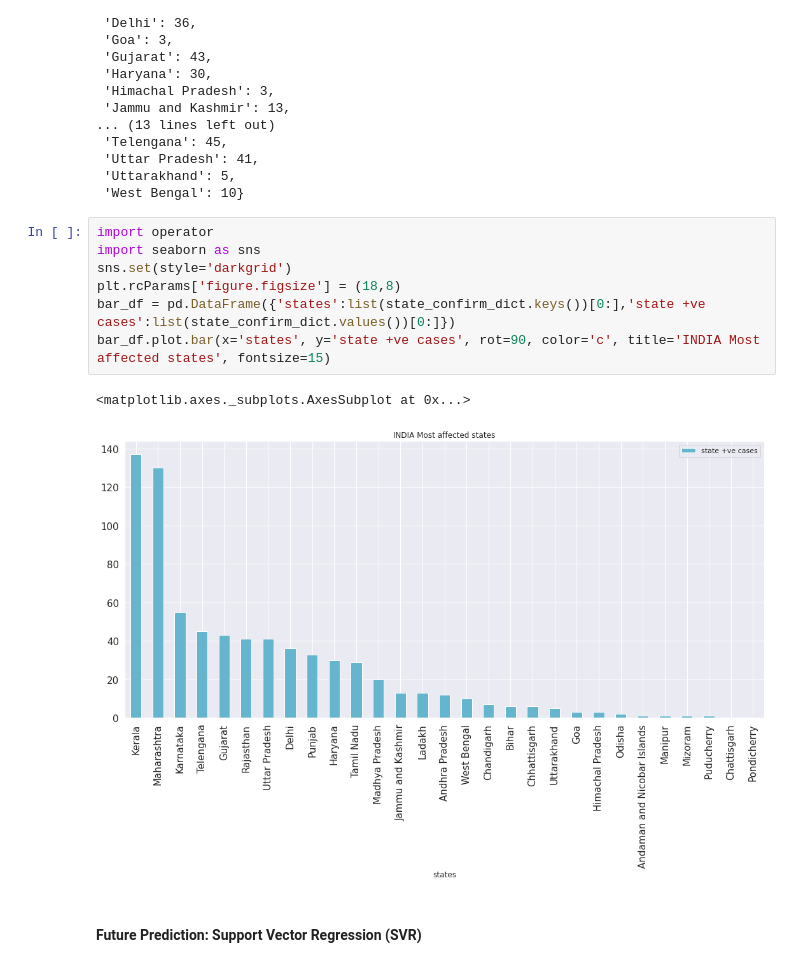
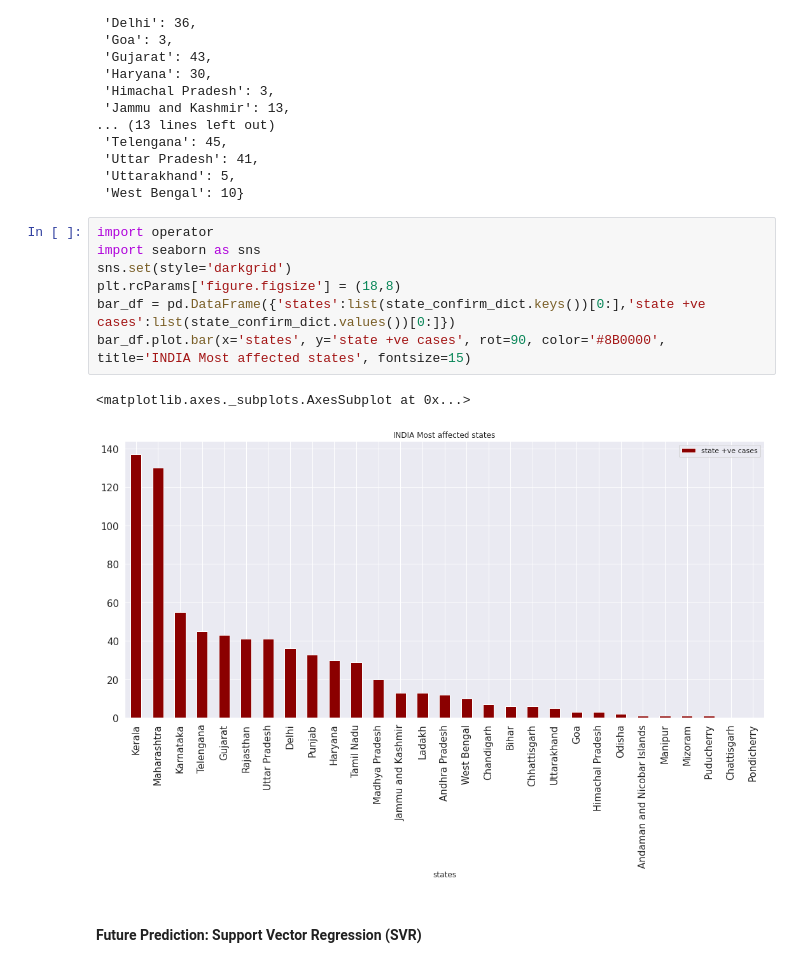
Before and after one commit to Apoorv0001/Covid19-Analyzer, a Jupyter notebook: MODEL_BUILDING_ON_CORONA19_Using_SVR.ipynb, the cells around one changed output. Cells and saved outputs as stored; diff of their text form.

```diff
--- a/MODEL_BUILDING_ON_CORONA19_Using_SVR.ipynb
+++ b/MODEL_BUILDING_ON_CORONA19_Using_SVR.ipynb
@@ -266,13 +266,13 @@ dict(sorted(dict(zip(states, state_confirm)).items(), key=operator.itemgetter(1)
 # %%
 import operator
 import seaborn as sns
 sns.set(style='darkgrid')
 plt.rcParams['figure.figsize'] = (18,8)
 bar_df = pd.DataFrame({'states':list(state_confirm_dict.keys())[0:],'state +ve cases':list(state_confirm_dict.values())[0:]})
-bar_df.plot.bar(x='states', y='state +ve cases', rot=90, color='c', title='INDIA Most affected states', fontsize=15)
+bar_df.plot.bar(x='states', y='state +ve cases', rot=90, color='#8B0000', title='INDIA Most affected states', fontsize=15)
 # %% [output]
 <matplotlib.axes._subplots.AxesSubplot at 0x...>
-[figure, old version]
+[figure, new version]
 # %% [markdown]
 #### Future Prediction: Support Vector Regression (SVR)
 # %%
```
Also changed, not shown: parts of 3 cells of this notebook.
